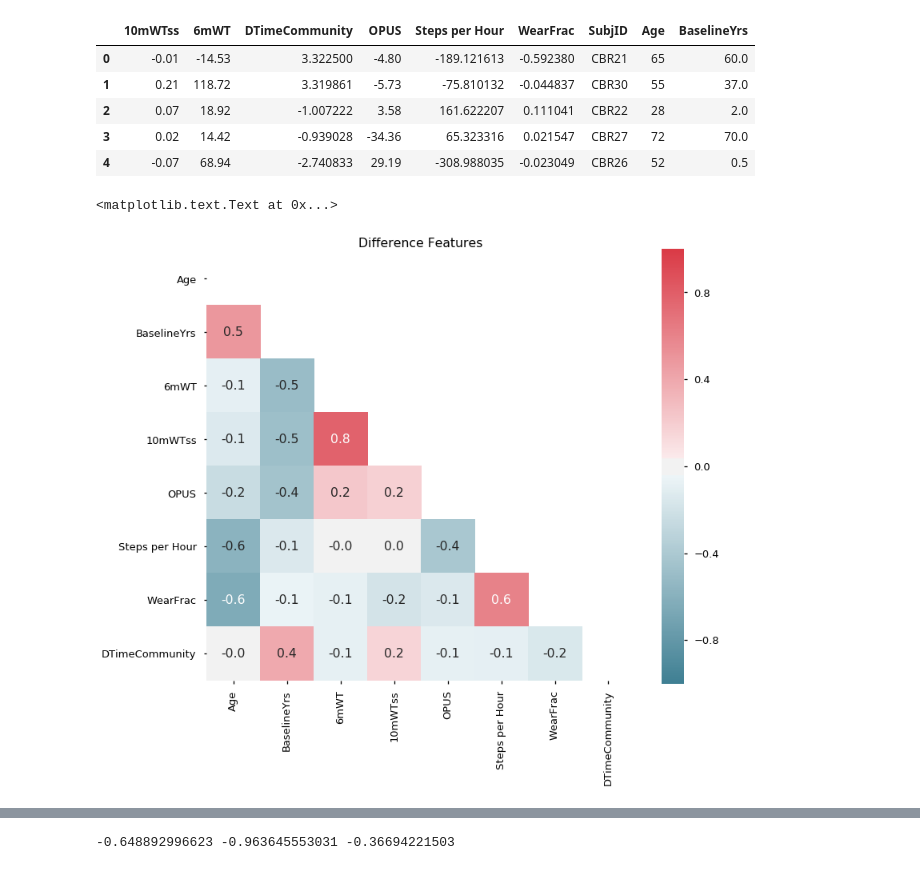
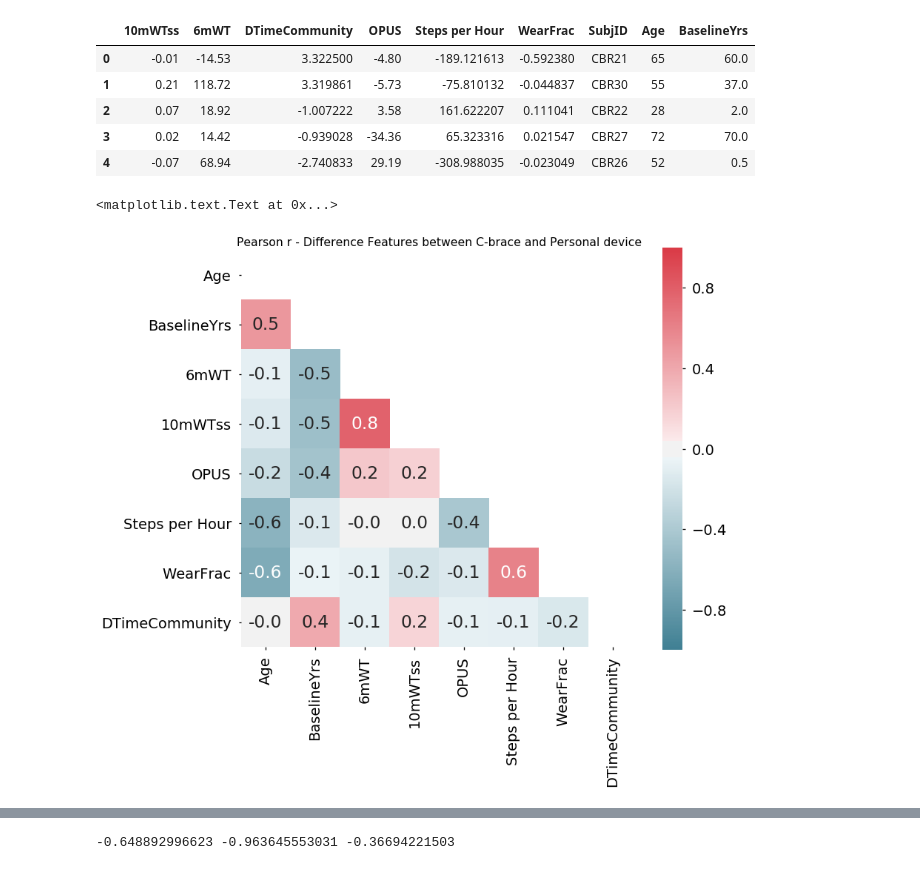
Before and after one commit to Luke3D/CbrAnalysis, a Jupyter notebook: PaperAnalysis.ipynb, the cells around one changed output, grey strips where cells are left out. Drawn from its saved outputs; the diff is of its cells as text; code cells hidden in the pictures.

```diff
--- a/PaperAnalysis.ipynb
+++ b/PaperAnalysis.ipynb
@@ -374,9 +391,10 @@ fcorr = Featsubj.drop(['NewBrace','SubjID'],axis=1).corr()
 mask = np.zeros_like(fcorr, dtype=np.bool)
 mask[np.triu_indices_from(mask)] = True
 cmap = sns.diverging_palette(220, 10, as_cmap=True)
+sns.set_context('talk',font_scale=1.5)
 plt.figure(figsize=(12,10))
 sns.heatmap(data=fcorr,mask=mask,cmap=cmap,annot=True,fmt='.1f',square=True, vmin=-1, vmax=1)
 sns.set_context('talk',font_scale=1)
-plt.title('Baseline Features')
+plt.title('Pearson r - Personal Device Features')
 # %% [output]
 <matplotlib.text.Text at 0x...>
@@ -544,14 +559,15 @@ Fdiff.head()
 # %%
 Fdiff=Fdiff[['SubjID','Age','BaselineYrs','6mWT','10mWTss','OPUS','Steps per Hour',
                    'WearFrac','DTimeCommunity']]
 fcorr = Fdiff.drop(['SubjID'],axis=1).corr()
 mask = np.zeros_like(fcorr, dtype=np.bool)
 mask[np.triu_indices_from(mask)] = True
 cmap = sns.diverging_palette(220, 10, as_cmap=True)
+sns.set_context('talk',font_scale=1.5)
 plt.figure(figsize=(12,10))
 sns.heatmap(data=fcorr,mask=mask,cmap=cmap,annot=True,fmt='.1f',square=True, vmin=-1, vmax=1)
 sns.set_context('talk',font_scale=1)
-plt.title('Difference Features')
+plt.title('Pearson r - Difference Features between C-brace and Personal device')
 # %% [output]
 <matplotlib.text.Text at 0x...>
-[figure, old version]
+[figure, new version]
```
Also changed, not shown: parts of 9 cells of this notebook.
